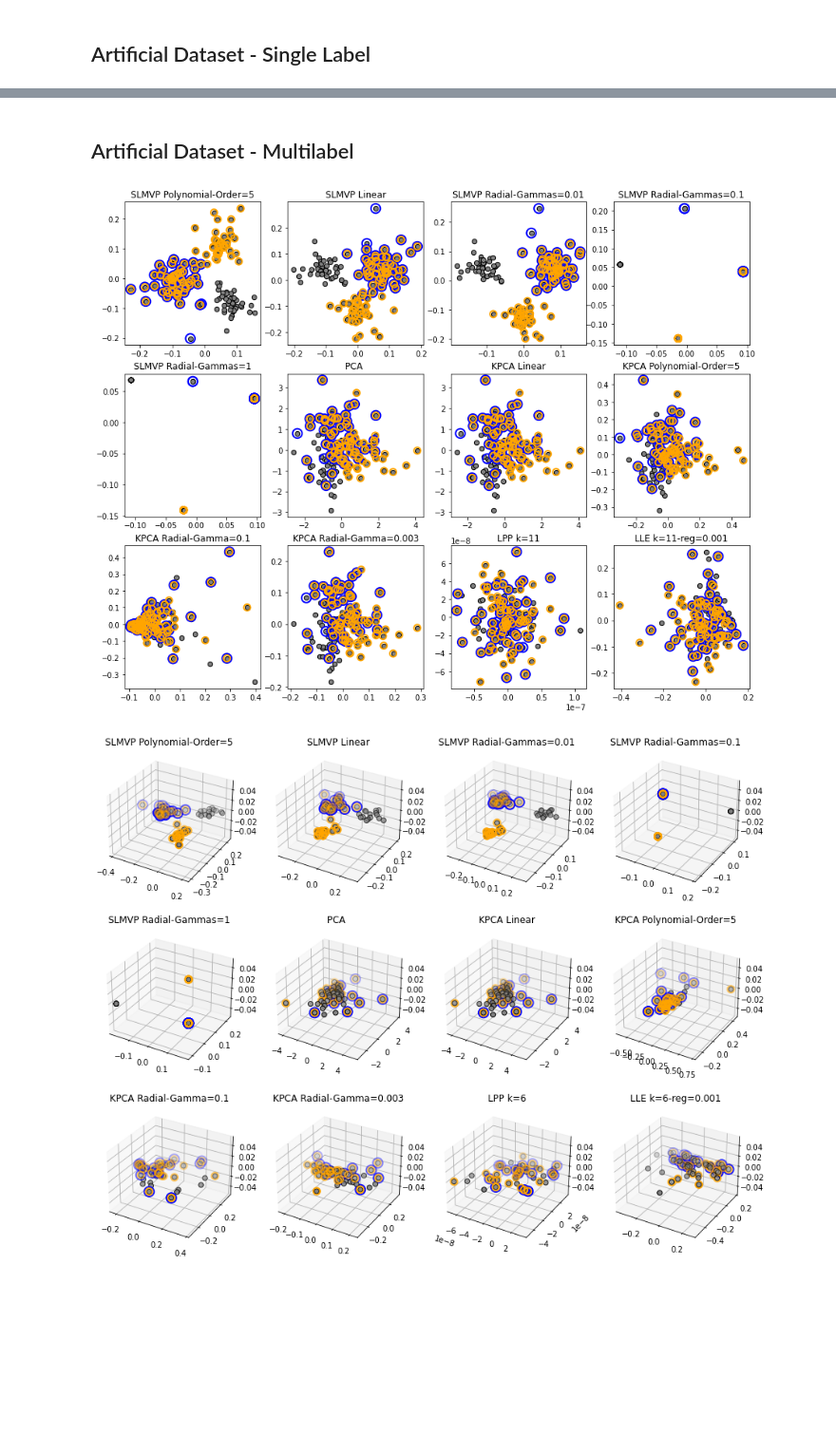
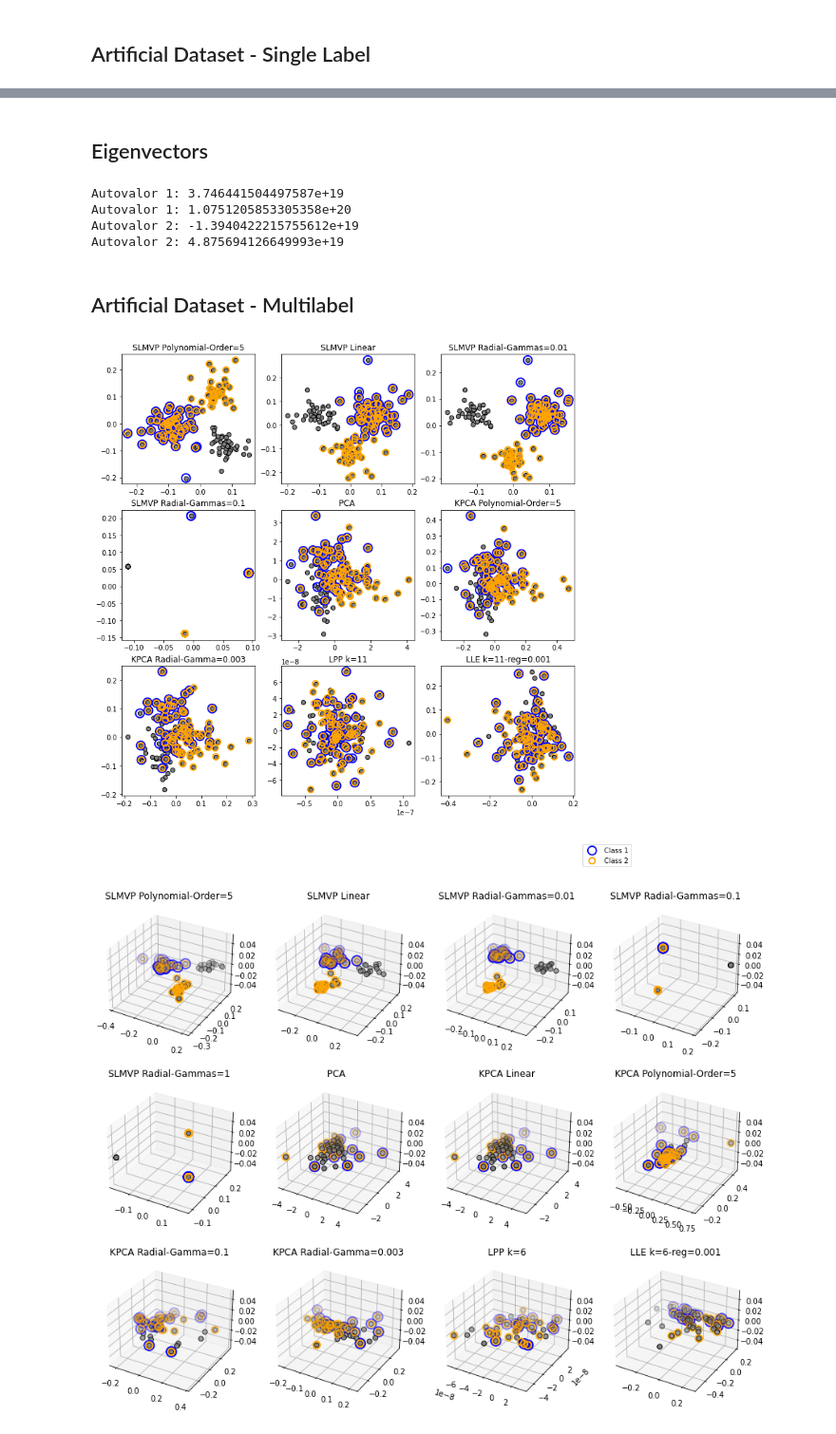
Before and after one commit to miguelangel43/Dimensionality-Reduction-Masters-Thesis, a Jupyter notebook: main.ipynb, the cells around one changed output, grey strips where cells are left out. Shown at 95% size. Saved outputs shown, nothing was run; the diff lists cells and outputs as text; code cells hidden in the pictures; blank space fills up the shorter version.

```diff
--- a/main.ipynb
+++ b/main.ipynb
@@ -42,0 +40,2 @@ dim.plot_artificial_3D(n_rows=3, n_cols=4, save_name=None)
+# %% [markdown]
+## Eigenvectors
@@ -43,3 +60,30 @@ dim.plot_artificial_3D(n_rows=3, n_cols=4, save_name=None)
+# %%
+import numpy as np
+
+autovalores = list()
+for i in range(2):
+    #A = np.array([[250,588],[-105,-247]])
+    #e = np.array([7,-3])
+    e = evectors[:,0]
+    B = np.dot(A,e)
+    B
+    v = B[i]/e[i]
+    autovalores.append(v)
+    print("Autovalor 1: " + str(v))
+
+for i in range(2):
+    # A = np.array([[250,588],[-105,-247]])
+    # e = np.array([12,-5])
+    e = evectors[:,1]
+    B = np.dot(A,e)
+    B
+    v = B[i]/e[i]
+    print("Autovalor 2: " + str(v))
+# %% [output]
+Autovalor 1: 3.746441504497587e+19
+Autovalor 1: 1.0751205853305358e+20
+Autovalor 2: -1.3940422215755612e+19
+Autovalor 2: 4.875694126649993e+19
 # %% [markdown]
 ## Artificial Dataset - Multilabel
 # %%
@@ -58,9 +102,9 @@ dim.y_test = y_test
 
 dim.apply_dim(num_dim=2, multilabel=True)
 # %%
-dim.plot_artificial_multilabel(n_rows=3, n_cols=4)
+dim.plot_artificial_multilabel(n_rows=3, n_cols=3, figsize=(12, 12), save_name='2D-multilabel')
 # %% [output]
-[figure, old version]
+[figure, new version]
 # %%
 dim.plot_artificial_multilabel_3D(n_rows=3, n_cols=4, save_name=None)
 # %% [output]
```
Also changed, not shown: parts of 16 cells of this notebook, 12 other files.
